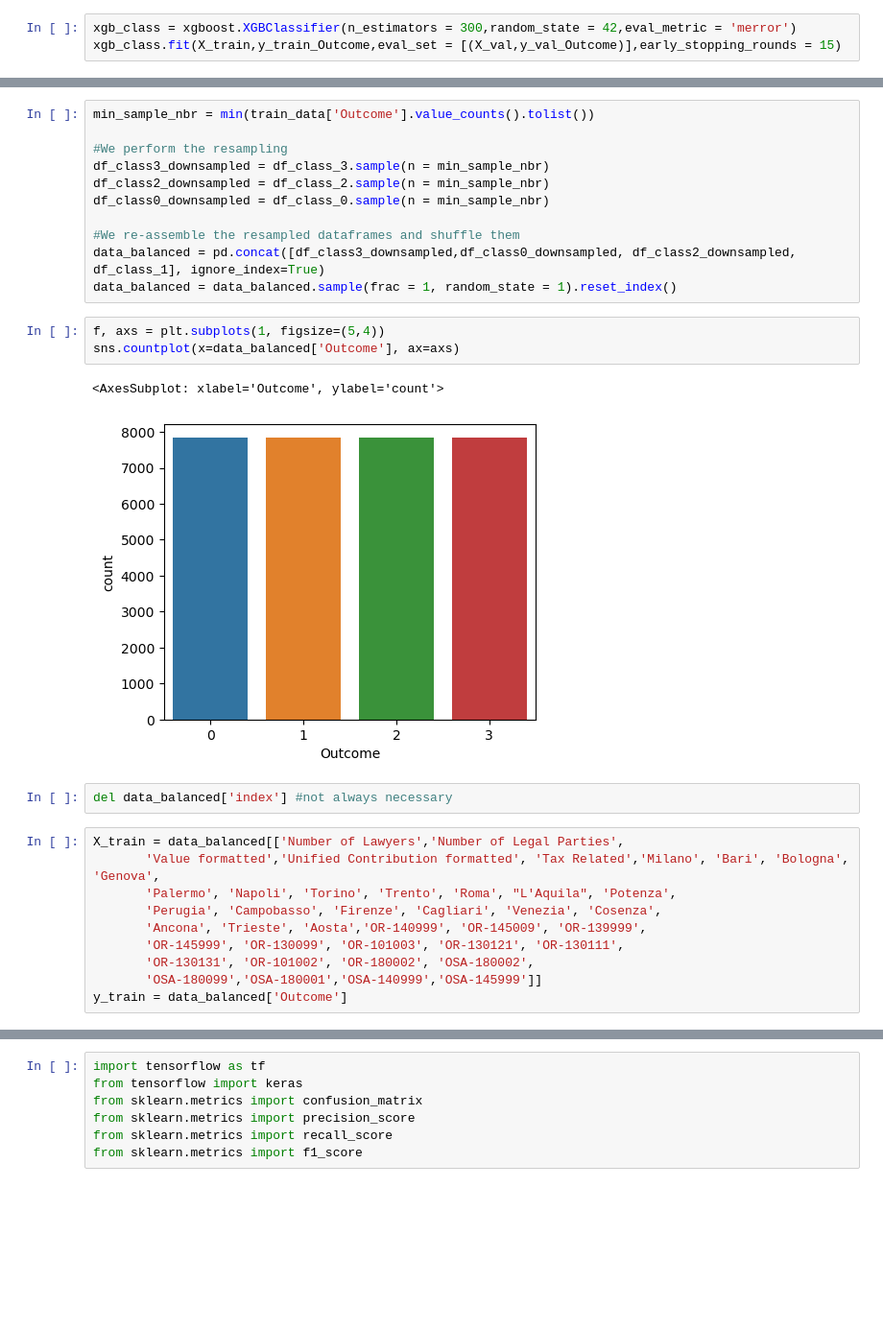
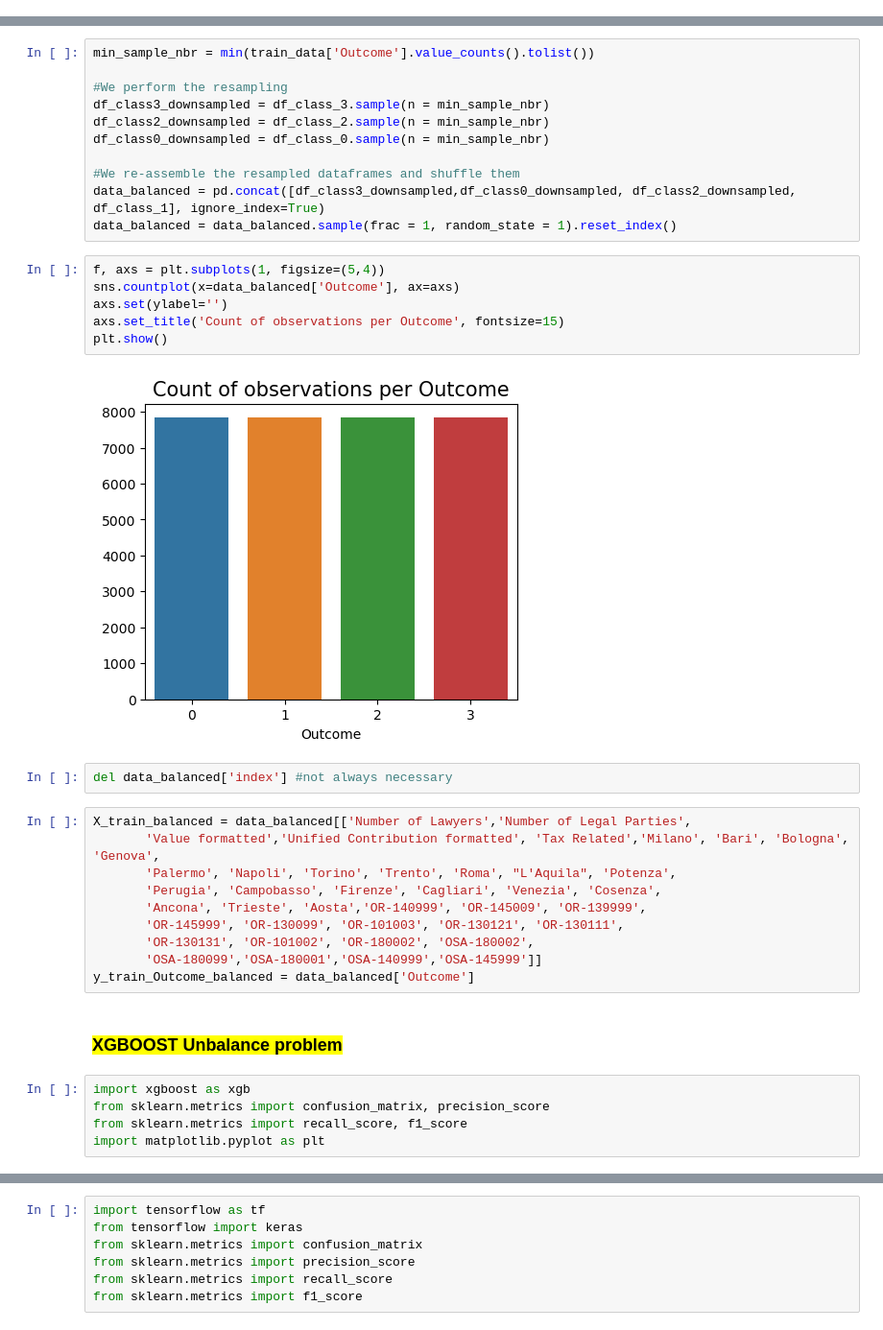
Before and after one commit to AdrianoEttari/EUSTEMA-Challenge, a Jupyter notebook: notebooks/Eustema_models_train_od.ipynb, the cells around one changed output, grey strips where cells are left out. Shown: that part at 96% size. Drawn from its saved outputs; the diff is of its cells as text; blank space fills up the shorter version.

```diff
--- a/notebooks/Eustema_models_train_od.ipynb
+++ b/notebooks/Eustema_models_train_od.ipynb
@@ -180,3 +205,0 @@ from sklearn.metrics import ConfusionMatrixDisplay
-# %%
-xgb_class = xgboost.XGBClassifier(n_estimators = 300,random_state = 42,eval_metric = 'merror')
-xgb_class.fit(X_train,y_train_Outcome,eval_set = [(X_val,y_val_Outcome)],early_stopping_rounds = 15)
@@ -372,13 +407,15 @@ data_balanced = data_balanced.sample(frac = 1, random_state = 1).reset_index()
 # %%
 f, axs = plt.subplots(1, figsize=(5,4))
 sns.countplot(x=data_balanced['Outcome'], ax=axs)
+axs.set(ylabel='')
+axs.set_title('Count of observations per Outcome', fontsize=15)
+plt.show()
 # %% [output]
-<AxesSubplot: xlabel='Outcome', ylabel='count'>
-[figure, old version]
+[figure, new version]
 # %%
 del data_balanced['index'] #not always necessary
 # %%
-X_train = data_balanced[['Number of Lawyers','Number of Legal Parties',
+X_train_balanced = data_balanced[['Number of Lawyers','Number of Legal Parties',
        'Value formatted','Unified Contribution formatted', 'Tax Related','Milano', 'Bari', 'Bologna', 'Genova',
        'Palermo', 'Napoli', 'Torino', 'Trento', 'Roma', "L'Aquila", 'Potenza',
        'Perugia', 'Campobasso', 'Firenze', 'Cagliari', 'Venezia', 'Cosenza',
@@ -386,4 +423,11 @@ X_train = data_balanced[['Number of Lawyers','Number of Legal Parties',
        'OR-145999', 'OR-130099', 'OR-101003', 'OR-130121', 'OR-130111',
        'OR-130131', 'OR-101002', 'OR-180002', 'OSA-180002',
        'OSA-180099','OSA-180001','OSA-140999','OSA-145999']]
-y_train = data_balanced['Outcome']
+y_train_Outcome_balanced = data_balanced['Outcome']
+# %% [markdown]
+### <a style=background:yellow;color:black> XGBOOST Unbalance problem</a>
+# %%
+import xgboost as xgb
+from sklearn.metrics import confusion_matrix, precision_score
+from sklearn.metrics import recall_score, f1_score
+import matplotlib.pyplot as plt
```
Also changed, not shown: parts of 41 cells of this notebook.
